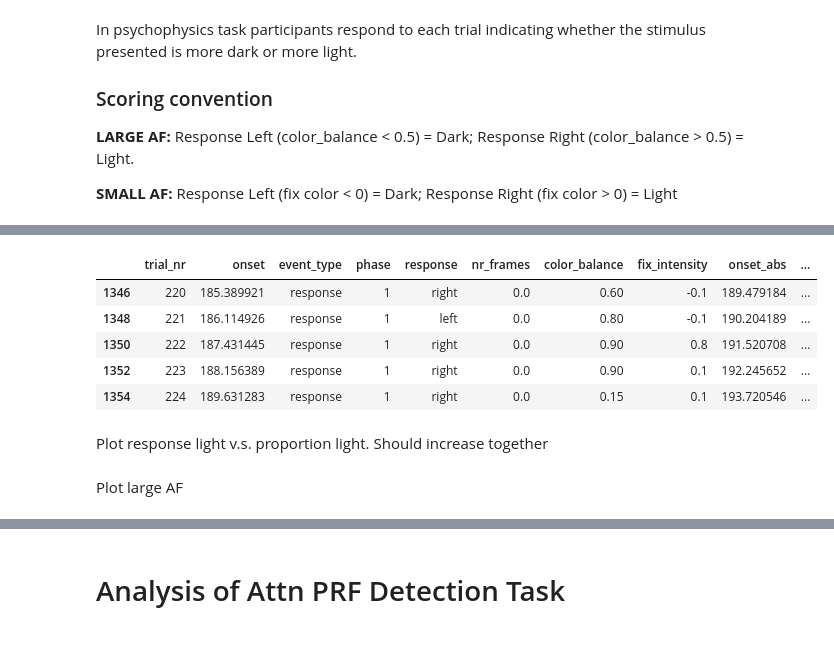
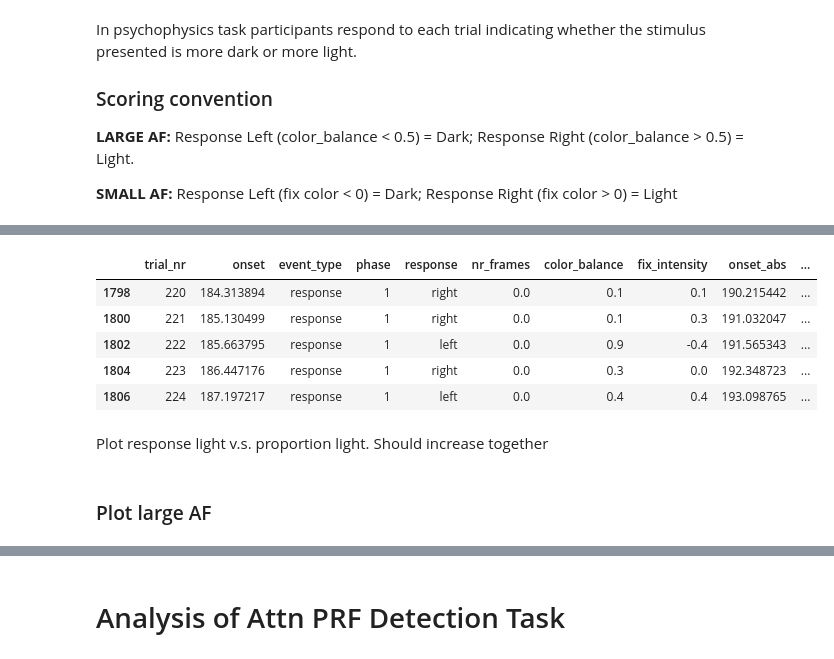
Before and after one commit to sumiyaabdi/PRF_Experiment_Checkers, a Jupyter notebook: Experiment/analysis/analysis.ipynb, the cells around one changed output, grey strips where cells are left out. Drawn from its saved outputs; the diff is of its cells as text; code cells hidden in the pictures.

```diff
--- a/Experiment/analysis/analysis.ipynb
+++ b/Experiment/analysis/analysis.ipynb
@@ -59,41 +67,41 @@ df['correct_l'] = np.nan
 
 # Color task
 true_left_l = df[(df.color_balance < 0.5) & (df.response == 'left')].index
 false_left_l = df[(df.color_balance > 0.5) & (df.response == 'left')].index
 
 true_right_l = df[(df.color_balance > 0.5) & (df.response == 'right')].index
 false_right_l = df[(df.color_balance < 0.5) & (df.response == 'right')].index
 
 true_left_s = df[(df.fix_intensity < 0) & (df.response == 'left')].index
 false_left_s = df[(df.fix_intensity > 0) & (df.response == 'left')].index
 
 true_right_s = df[(df.fix_intensity > 0) & (df.response == 'right')].index
 false_right_s = df[(df.fix_intensity < 0) & (df.response == 'right')].index
 
 df.loc[np.hstack((true_left_l,true_right_l)), 'correct_l'] = 1
 df.loc[np.hstack((false_left_l,false_right_l)), 'correct_l'] = 0
 
 df.loc[np.hstack((true_left_s,true_right_s)), 'correct_s'] = 1
 df.loc[np.hstack((false_left_s,false_right_s)), 'correct_s'] = 0
 
-df = df.dropna() # drop where color balance = 0.5
+# df = df.dropna() # drop where color balance = 0.5
 df.tail()
 
 # print(f'Total response "right": {sum(df.response == "left")} \
 #     \nTotal response "left": {sum(df.response == "right")} \
 #     \ntrue_left: {len(true_left)/sum(df.fix_intensity < 0)} \
 #     \ntrue_right: {len(true_right)/sum(df.fix_intensity > 0)} \
 #     \nfalse_left: {len(false_left)/sum(df.fix_intensity < 0)} \
 #     \nfalse_right: {len(false_right)/sum(df.fix_intensity > 0)}')
 # %% [output]
 |  | trial_nr | onset | event_type | phase | response | nr_frames | color_balance | fix_intensity | onset_abs | ... |
-| 1346 | 220 | 185.389921 | response | 1 | right | 0.0 | 0.60 | -0.1 | 189.479184 | ... |
-| 1348 | 221 | 186.114926 | response | 1 | left | 0.0 | 0.80 | -0.1 | 190.204189 | ... |
-| 1350 | 222 | 187.431445 | response | 1 | right | 0.0 | 0.90 | 0.8 | 191.520708 | ... |
-| 1352 | 223 | 188.156389 | response | 1 | right | 0.0 | 0.90 | 0.1 | 192.245652 | ... |
-| 1354 | 224 | 189.631283 | response | 1 | right | 0.0 | 0.15 | 0.1 | 193.720546 | ... |
+| 1798 | 220 | 184.313894 | response | 1 | right | 0.0 | 0.1 | 0.1 | 190.215442 | ... |
+| 1800 | 221 | 185.130499 | response | 1 | right | 0.0 | 0.1 | 0.3 | 191.032047 | ... |
+| 1802 | 222 | 185.663795 | response | 1 | left | 0.0 | 0.9 | -0.4 | 191.565343 | ... |
+| 1804 | 223 | 186.447176 | response | 1 | right | 0.0 | 0.3 | 0.0 | 192.348723 | ... |
+| 1806 | 224 | 187.197217 | response | 1 | left | 0.0 | 0.4 | 0.4 | 193.098765 | ... |
 # %% [markdown]
 Plot response light v.s. proportion light. Should increase together
 # %% [markdown]
-Plot large AF
+### Plot large AF
 # %%
```
Also changed, not shown: parts of 12 cells of this notebook.
